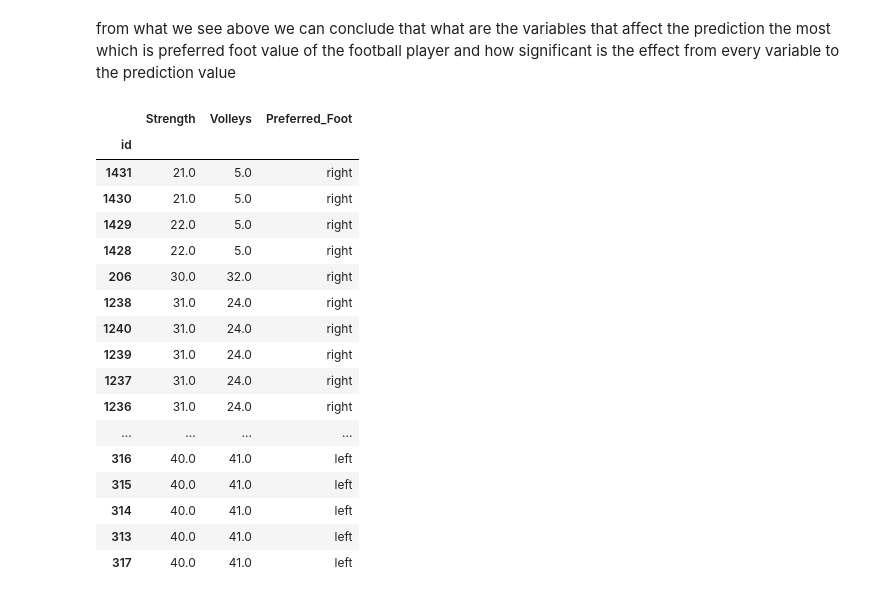
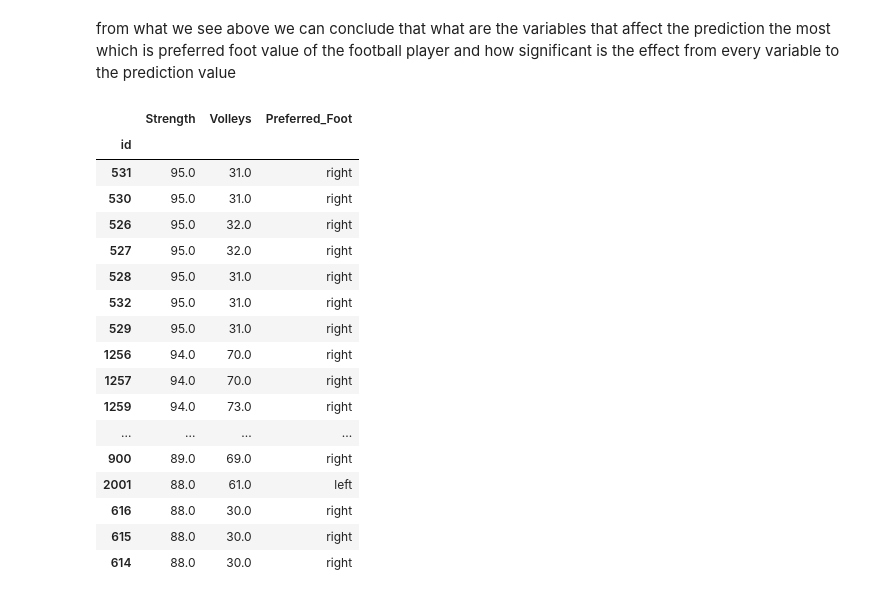
Before and after one commit to mrizalf7/Data-Science-Feature-Scaling, a Jupyter notebook: 11 - Project - Feature Scaling.ipynb, the cells around one changed output. Saved outputs shown, nothing was run; the diff lists cells and outputs as text; code cells hidden in the pictures.

```diff
--- a/11 - Project - Feature Scaling.ipynb
+++ b/11 - Project - Feature Scaling.ipynb
@@ -365,24 +365,24 @@ from what we see above we can conclude that what are the variables that affect t
 and how significant is the effect from every variable to the prediction value
 # %%
 df_svr_right =pd.DataFrame({'Strength':data['strength'],'Volleys':data['volleys'],'Preferred_Foot':data['preferred_foot']})
-df_svr_right=df_svr_right.sort_values(by=['Strength'])
+df_svr_right=df_svr_right.sort_values(by=['Strength'],ascending=False)
 df_svr_right[:50]
 # %% [output]
 |  | Strength | Volleys | Preferred_Foot |
 | id |  |  |  |
-| 1431 | 21.0 | 5.0 | right |
-| 1430 | 21.0 | 5.0 | right |
-| 1429 | 22.0 | 5.0 | right |
-| 1428 | 22.0 | 5.0 | right |
-| 206 | 30.0 | 32.0 | right |
-| 1238 | 31.0 | 24.0 | right |
-| 1240 | 31.0 | 24.0 | right |
-| 1239 | 31.0 | 24.0 | right |
-| 1237 | 31.0 | 24.0 | right |
-| 1236 | 31.0 | 24.0 | right |
+| 531 | 95.0 | 31.0 | right |
+| 530 | 95.0 | 31.0 | right |
+| 526 | 95.0 | 32.0 | right |
+| 527 | 95.0 | 32.0 | right |
+| 528 | 95.0 | 31.0 | right |
+| 532 | 95.0 | 31.0 | right |
+| 529 | 95.0 | 31.0 | right |
+| 1256 | 94.0 | 70.0 | right |
+| 1257 | 94.0 | 70.0 | right |
+| 1259 | 94.0 | 73.0 | right |
 | ... | ... | ... | ... |
-| 316 | 40.0 | 41.0 | left |
-| 315 | 40.0 | 41.0 | left |
-| 314 | 40.0 | 41.0 | left |
-| 313 | 40.0 | 41.0 | left |
-| 317 | 40.0 | 41.0 | left |
+| 900 | 89.0 | 69.0 | right |
+| 2001 | 88.0 | 61.0 | left |
+| 616 | 88.0 | 30.0 | right |
+| 615 | 88.0 | 30.0 | right |
+| 614 | 88.0 | 30.0 | right |
```
